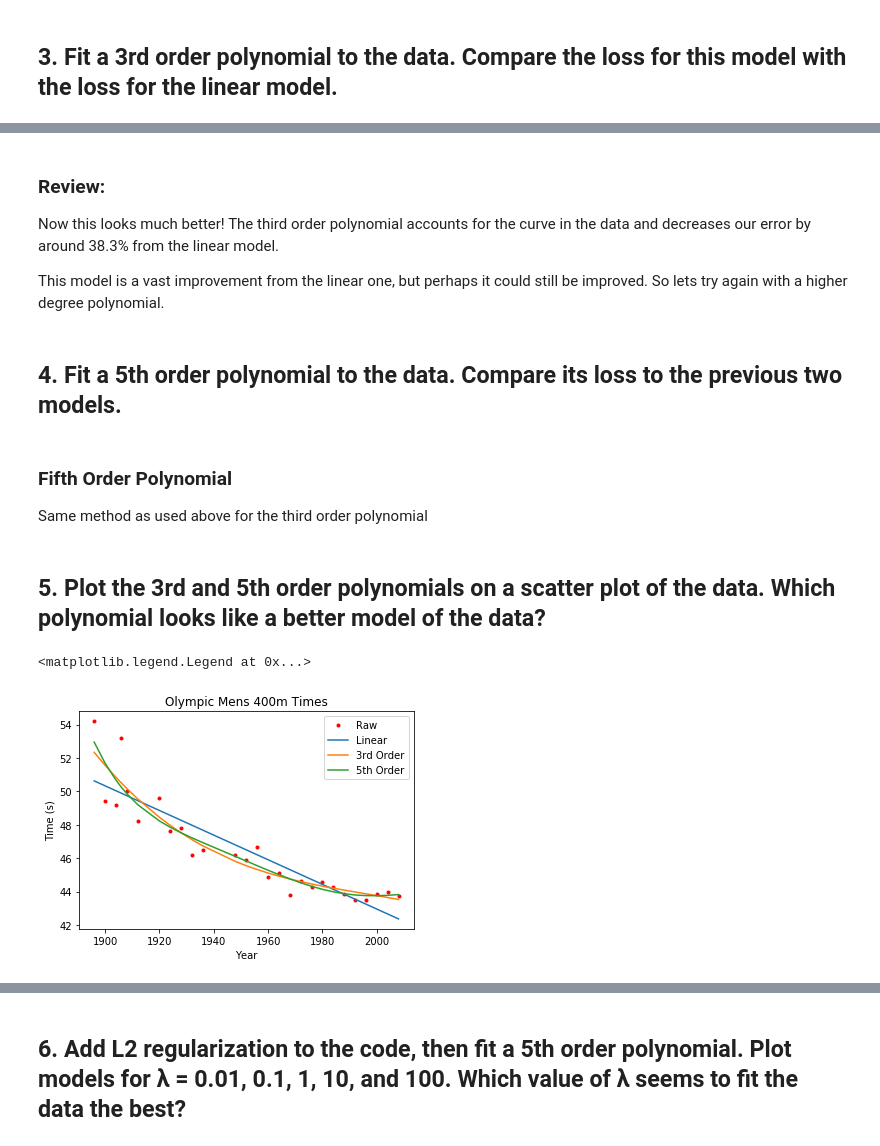
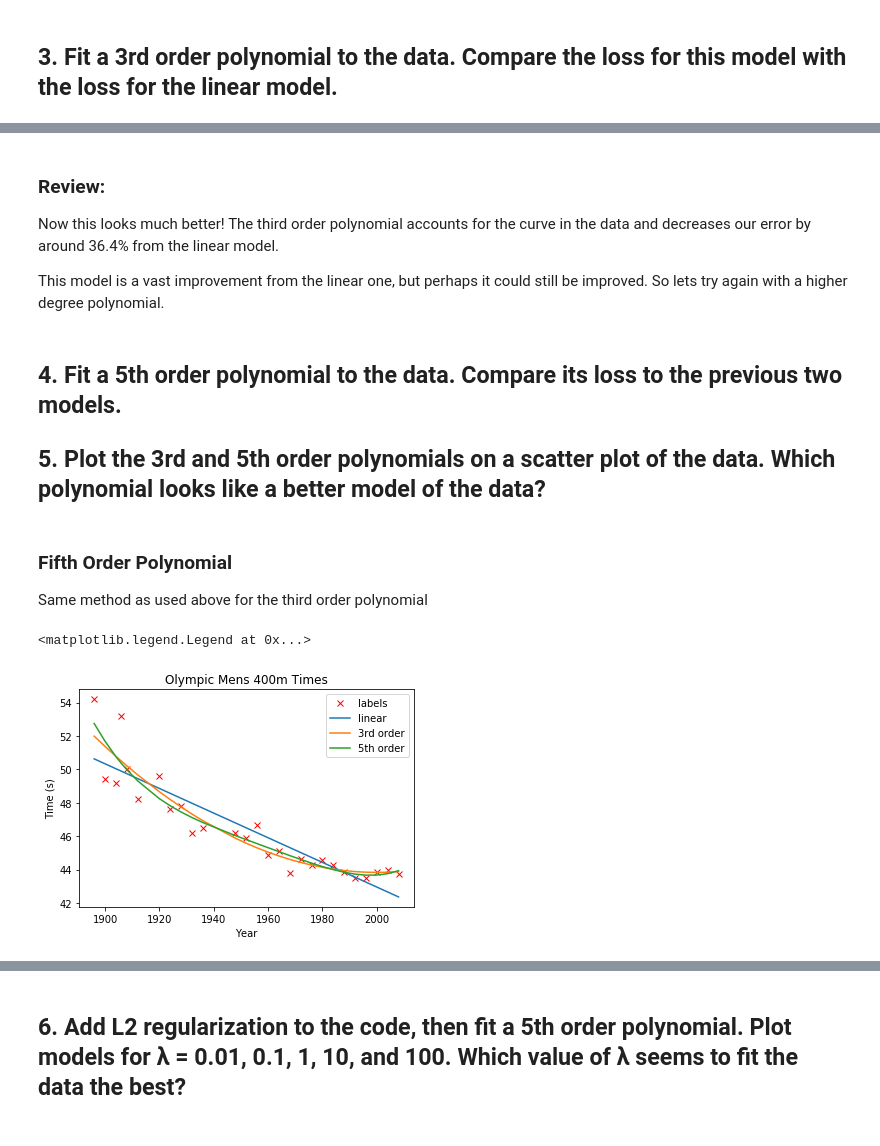
Before and after one commit to jjrico/ML-Regression-Models, a Jupyter notebook: ML_Project1.ipynb, the cells around one changed output, grey strips where cells are left out. Saved outputs shown, nothing was run; the diff lists cells and outputs as text; code cells hidden in the pictures.

```diff
--- a/ML_Project1.ipynb
+++ b/ML_Project1.ipynb
@@ -28,8 +28,8 @@ def avgSqrdLoss(targets, predictions):
 Read in data from .csv file and store in np arrays
 # %%
 data = np.genfromtxt('male400.csv', delimiter = ',', skip_header=1)
-years = data[:, 0]
-times = data[:, 1]
+x = data[:, 0][:, None] #years (feature)
+t = data[:, 1][:, None] #times (target)
 # %% [markdown]
 ## 1. Load the data from male400.csv and create a scatter plot similar to Figure 1.1 in the textbook. Does the relationship appear to be linear?
 # %%
@@ -103,8 +120,19 @@ poly3 = np.poly1d(np.polyfit(years, times, 3))
 # %%
+# initialize X
+X = np.hstack((np.ones_like(x), x, x**2))
+
+# Normal Equation
+XX = np.dot(X.T,X)
+Xt = np.dot(X.T,t)
+w = np.linalg.solve(XX,Xt)
+
+# plug in coefficient values to 3rd order polynomial
+poly3 = np.dot(X, w)
+
 # Plot linear regression model with raw scatter plot
-plt.plot(years, times, 'r.', label='Raw')
-plt.plot(years, y_linregress, label='Linear')
-plt.plot(years, poly3(years), label="3rd Order")
+plt.plot(x, t, 'rx', label='labels')
+plt.plot(x, linear, label='linear')
+plt.plot(x, poly3, label="3rd order")
 plt.xlabel('Year')
 plt.ylabel('Time (s)')
 plt.title('Olympic Mens 400m Times')
@@ -120,11 +148,12 @@ print("3rd Order Polynomial Loss: ", poly3Loss)
 # %% [markdown]
 ### Review:
 
-Now this looks much better! The third order polynomial accounts for the curve in the data and decreases our error by around 38.3% from the linear model.
+Now this looks much better! The third order polynomial accounts for the curve in the data and decreases our error by around 36.4% from the linear model.
 
 This model is a vast improvement from the linear one, but perhaps it could still be improved. So lets try again with a higher degree polynomial.
 # %% [markdown]
 ## 4. Fit a 5th order polynomial to the data. Compare its loss to the previous two models.
+## 5. Plot the 3rd and 5th order polynomials on a scatter plot of the data. Which polynomial looks like a better model of the data?
 # %% [markdown]
 ### Fifth Order Polynomial
 
@@ -134,16 +161,25 @@ poly5 = np.poly1d(np.polyfit(years, times, 5))
-# %% [markdown]
-## 5. Plot the 3rd and 5th order polynomials on a scatter plot of the data. Which polynomial looks like a better model of the data?
 # %%
+# initialize X
+X = np.hstack((np.ones_like(x), x, x**2, x**3, x**4, x**5))
+
+# Normal Equation
+XX = np.dot(X.T,X)
+Xt = np.dot(X.T,t)
+w = np.linalg.solve(XX,Xt)
+
+# plug in coefficient values to 5th order polynomial
+poly5 = np.dot(X, w)
+
 # Plot linear regression model with raw scatter plot
-plt.plot(years, times, 'r.', label='Raw')
-plt.plot(years, y_linregress, label='Linear')
-plt.plot(years, poly3(years), label="3rd Order")
-plt.plot(years, poly5(years), label="5th Order")
+plt.plot(x, t, 'rx', label='labels')
+plt.plot(x, linear, label='linear')
+plt.plot(x, poly3, label="3rd order")
+plt.plot(x, poly5, label="5th order")
 plt.xlabel('Year')
 plt.ylabel('Time (s)')
 plt.title('Olympic Mens 400m Times')
 plt.legend()
 # %% [output]
 <matplotlib.legend.Legend at 0x...>
-[figure, old version]
+[figure, new version]
 # %%
```
Also changed, not shown: parts of 23 cells of this notebook.
